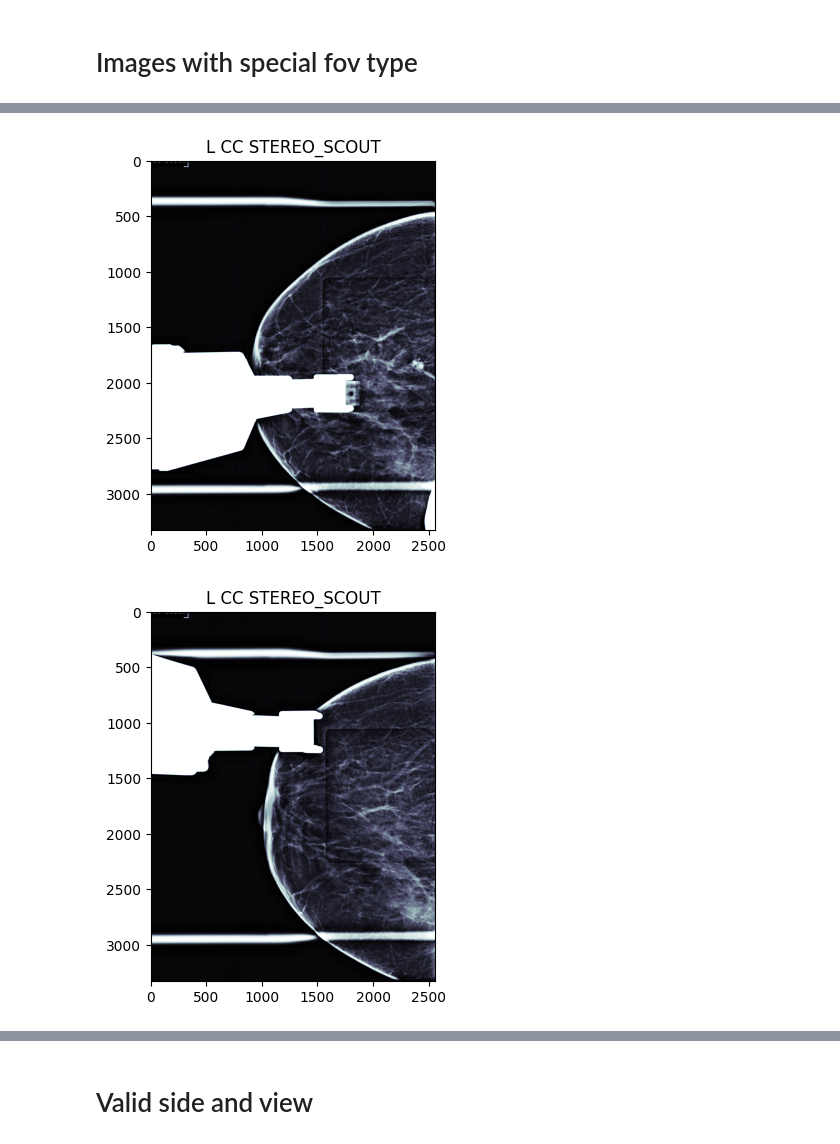
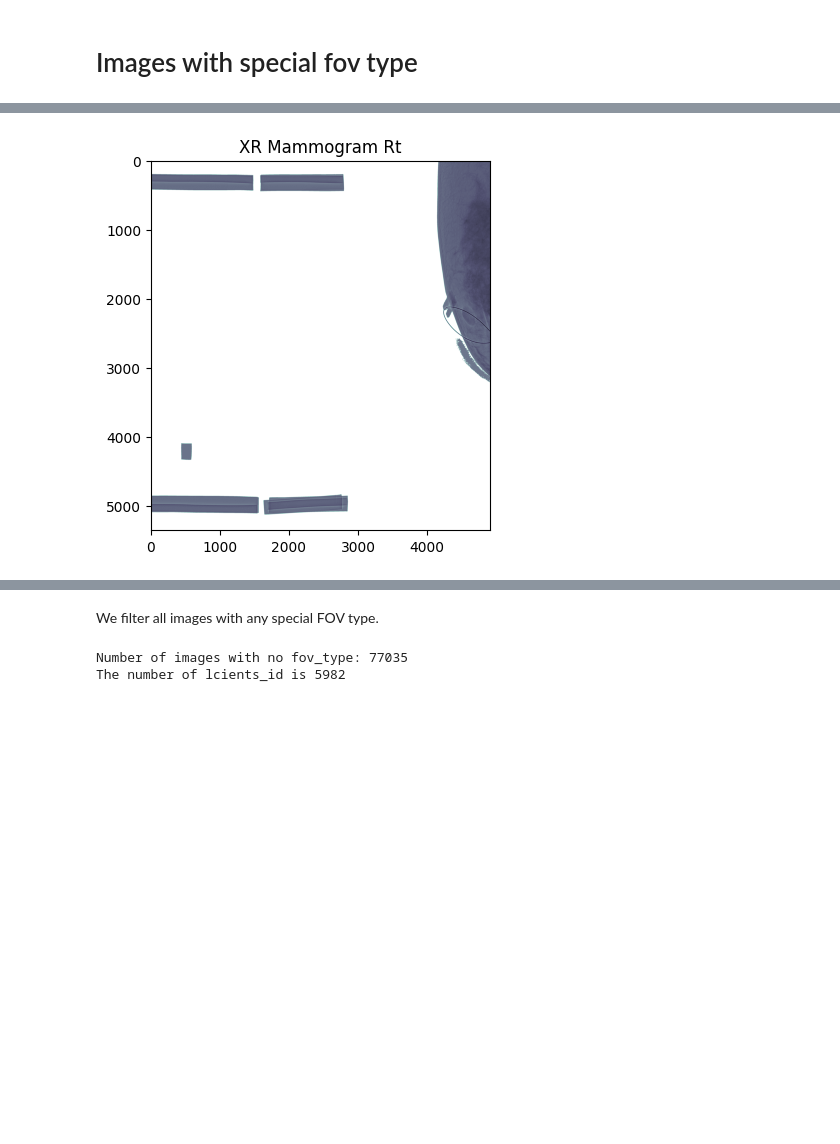
Before and after one commit to Likalto4/diffusion-models_master, a Jupyter notebook: database/dataset_filtering.ipynb, the cells around one changed output, grey strips where cells are left out. Cells and saved outputs as stored; diff of their text form; code cells hidden in the pictures; blank space fills up the shorter version.

```diff
--- a/database/dataset_filtering.ipynb
+++ b/database/dataset_filtering.ipynb
@@ -8,16 +8,18 @@ import json
 # Images with special fov type
 # %%
 # import the csv file with the metadata
-metadata = pandas.read_csv('metadata/metadata_all.csv')
-# show all posible values appearing in the magnification column
-FOV_types = metadata['magnification'].unique()
+metadata = pandas.read_csv('metadata/metadata_FP.csv')
+# show all posible values appearing in the fov_type column
+FOV_types = metadata['fov_type'].unique()
 print(f'FOV types: {FOV_types}')
 # count how many images we have in each FOV type
-FOV_counts = metadata['magnification'].value_counts()
+FOV_counts = metadata['fov_type'].value_counts()
 print(f'FOV counts: \n{FOV_counts}')
-# get all the images with 2D_CONTACT magnification
-fov = '2D_BIOPSY'
-contact_images = metadata[metadata['magnification'] == fov]
+
+# get all the images with a specific fov type
+fov = FOV_types[7]
+print(f'FOV type: {fov}')
+contact_images = metadata[metadata['fov_type'] == fov]
 # count how many clinet_id there are in the contact_images
 client_counts = contact_images['client_id'].value_counts()
 print(f'Client counts with {fov}: {len(client_counts)}')
@@ -26,5 +28,6 @@ client_num = 0
 client_example = client_counts.index[client_num] # first client
 pick = contact_images[contact_images['client_id'] == client_example] # get df with client pick
 paths = pick['path'].values # get the paths
-pick
+# save as output
+pick.to_csv(f'metadata/output.csv', index=False)
 # %% [output]
@@ -53,12 +51,11 @@ Client counts with 2D_BIOPSY: 57
 # %%
 # open the first image and plot it
 for i, path in enumerate(paths):
     image = pydicom.dcmread(path)
     # get side from the side_view columno f the pick df
-    side = pick.iloc[i]['side_view']
+    side = pick.iloc[i]['procedure_descrip']
     plt.figure()
     plt.imshow(image.pixel_array, cmap=plt.cm.bone)
     plt.title(side)
 # %% [output]
-[figure, old version]
+[figure, new version]
-[figure, removed]
@@ -76,2 +62,12 @@ for i, path in enumerate(paths):
-# %% [markdown]
-# Valid side and view
+# %% [markdown]
+We filter all images with any special FOV type.
+# %%
+# keep only the images with no fov_type
+metadata_noFOV = metadata[metadata['fov_type'].isna()]
+print(f'Number of images with no fov_type: {len(metadata_noFOV)}')
+print(f'The number of lcients_id is {len(metadata_noFOV["client_id"].unique())}')
+# save metadata_noFOV as csv file
+metadata_noFOV.to_csv('metadata/metadata_noFOV.csv', index=False)
+# %% [output]
+Number of images with no fov_type: 77035
+The number of lcients_id is 5982
```
Also changed, not shown: parts of 6 cells of this notebook.
